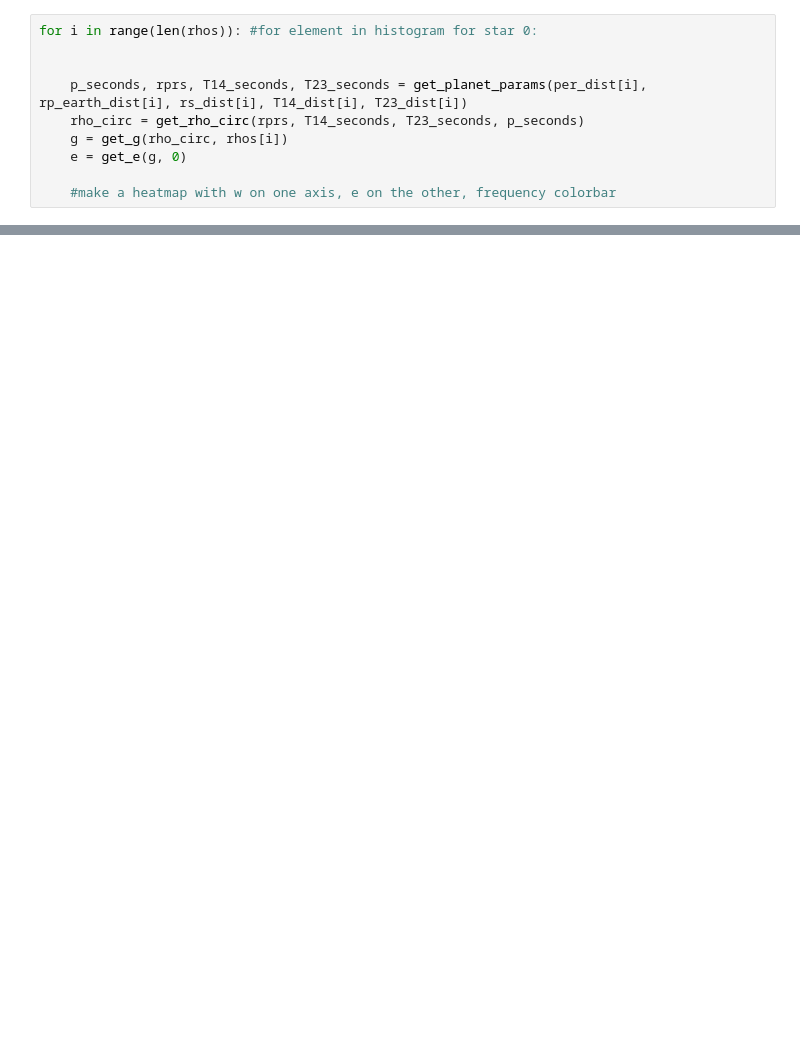
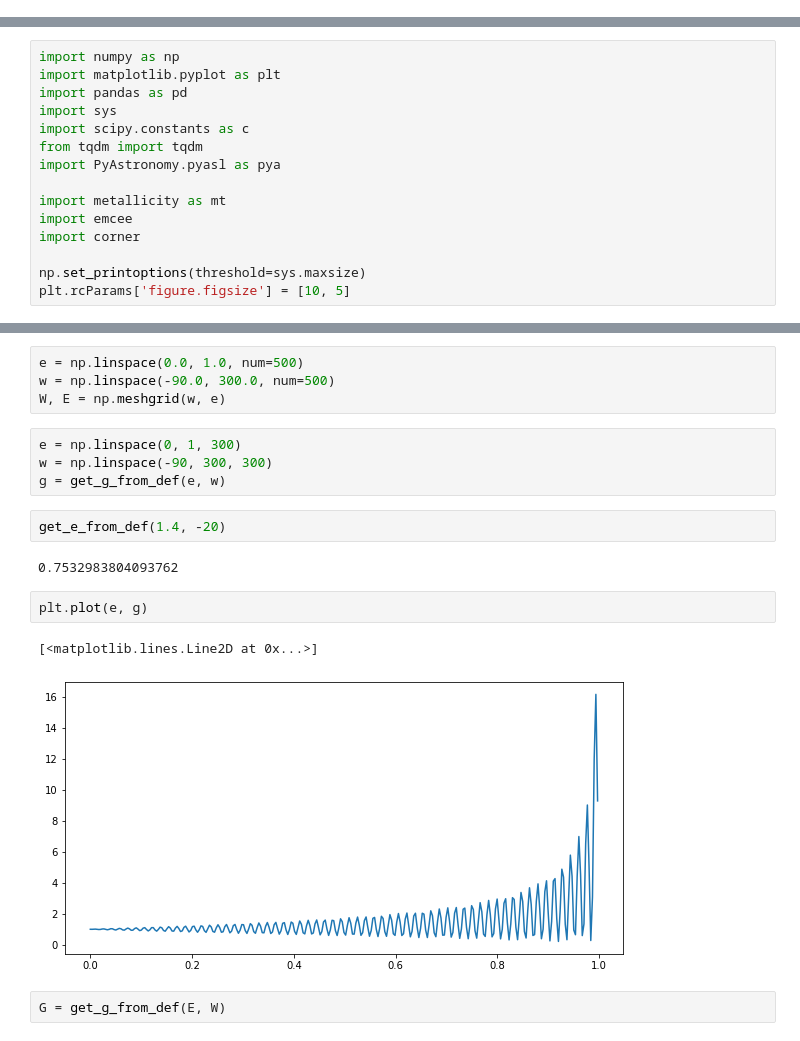
Before and after one commit to ssagear/photoeccentric, a Jupyter notebook: docs/exploratory_notebooks/photoeccentric.ipynb, the cells around one changed output, grey strips where cells are left out. Cells and saved outputs as stored; diff of their text form; blank space fills up the shorter version.

```diff
--- a/docs/exploratory_notebooks/photoeccentric.ipynb
+++ b/docs/exploratory_notebooks/photoeccentric.ipynb
@@ -185,10 +0,0 @@ for targ in spectplanets.itertuples():
-# %%
-for i in range(len(rhos)): #for element in histogram for star 0:
-
-
-    p_seconds, rprs, T14_seconds, T23_seconds = get_planet_params(per_dist[i], rp_earth_dist[i], rs_dist[i], T14_dist[i], T23_dist[i])
-    rho_circ = get_rho_circ(rprs, T14_seconds, T23_seconds, p_seconds)
-    g = get_g(rho_circ, rhos[i])
-    e = get_e(g, 0)
-
-    #make a heatmap with w on one axis, e on the other, frequency colorbar
@@ -203,0 +3,15 @@ for i in range(len(rho_f)):
+# %%
+import numpy as np
+import matplotlib.pyplot as plt
+import pandas as pd
+import sys
+import scipy.constants as c
+from tqdm import tqdm
+import PyAstronomy.pyasl as pya
+
+import metallicity as mt
+import emcee
+import corner
+
+np.set_printoptions(threshold=sys.maxsize)
+plt.rcParams['figure.figsize'] = [10, 5]
@@ -203,0 +294,19 @@ for i in range(len(rho_f)):
+# %%
+e = np.linspace(0.0, 1.0, num=500)
+w = np.linspace(-90.0, 300.0, num=500)
+W, E = np.meshgrid(w, e)
+# %%
+e = np.linspace(0, 1, 300)
+w = np.linspace(-90, 300, 300)
+g = get_g_from_def(e, w)
+# %%
+get_e_from_def(1.4, -20)
+# %% [output]
+0.7532983804093762
+# %%
+plt.plot(e, g)
+# %% [output]
+[<matplotlib.lines.Line2D at 0x...>]
+[figure, added]
+# %%
+G = get_g_from_def(E, W)
```
Also changed, not shown: parts of 43 cells of this notebook, 1 other file.
